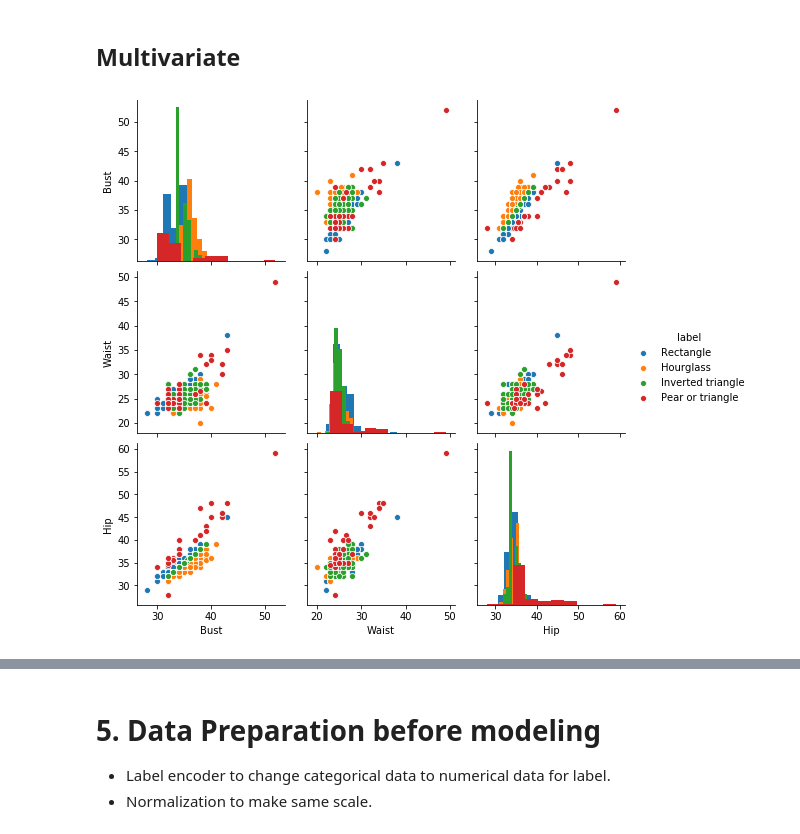
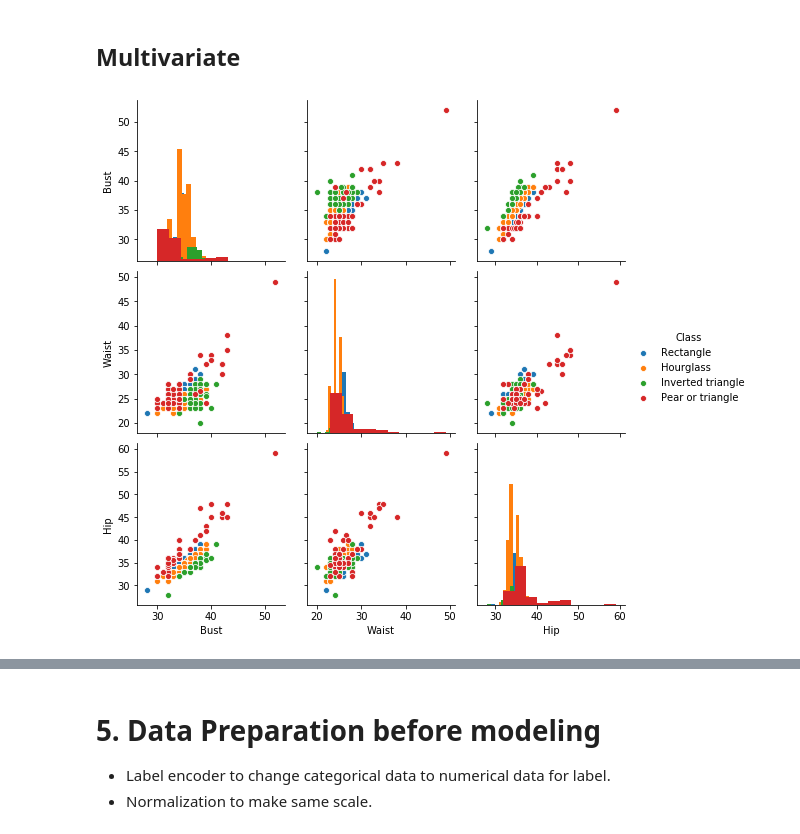
Before and after one commit to jteerani/classifywomenshape, a Jupyter notebook: womenclassifyshape.ipynb, the cells around one changed output, grey strips where cells are left out. Cells and saved outputs as stored; diff of their text form; code cells hidden in the pictures.

```diff
--- a/womenclassifyshape.ipynb
+++ b/womenclassifyshape.ipynb
@@ -49,5 +52,5 @@ df.sample(5)
 # %%
-#select data only relevant feature and label which can be use for modeling.
-dataset = df[["Bust","Waist","Hip","label"]]
+#select data only relevant feature and class which can be use for modeling.
+dataset = df[["Bust","Waist","Hip","Class"]]
 dataset.head(3)
 # %% [output]
@@ -120,7 +123,7 @@ plt.show()
 # %% [markdown]
 ## Multivariate
 # %%
-sns.pairplot(dataset,hue='label',diag_kind='hist')
+sns.pairplot(dataset,hue='Class',diag_kind='hist')
 plt.show()
 # %% [output]
-[figure, old version]
+[figure, new version]
```
Also changed, not shown: parts of 22 cells of this notebook.
